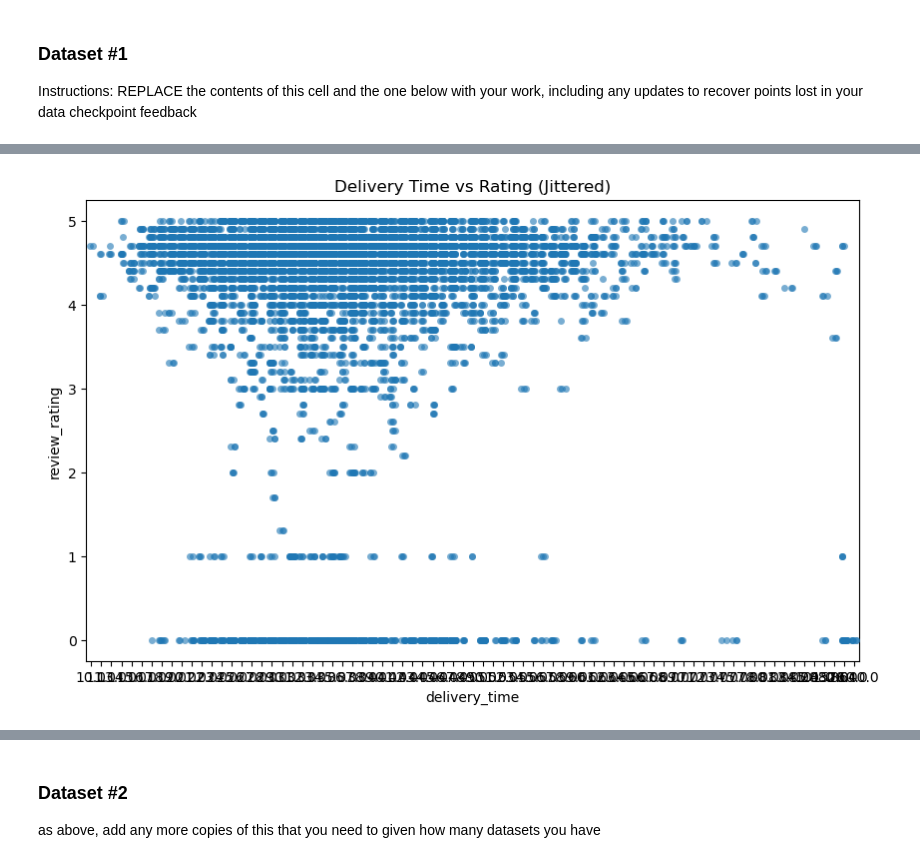
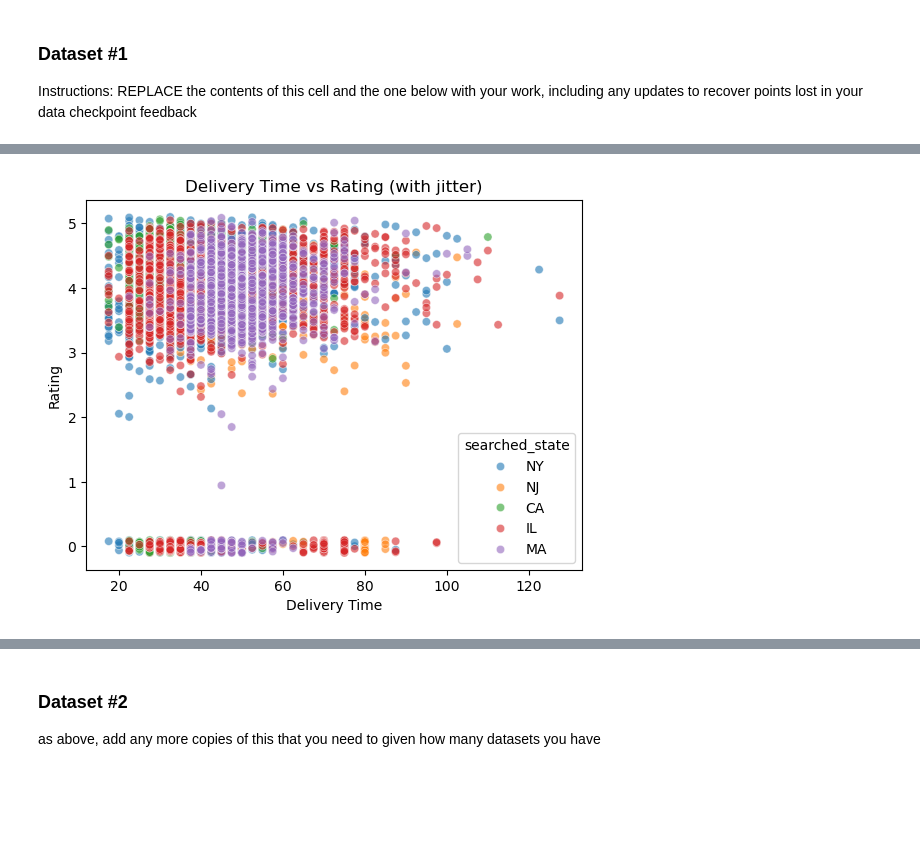
Before and after one commit to COGS108/Group111_WI26, a Jupyter notebook: 02-EDACheckpoint.ipynb, the cells around one changed output, grey strips where cells are left out. Saved outputs shown, nothing was run; the diff lists cells and outputs as text; code cells hidden in the pictures; blank space fills up the shorter version.

```diff
--- a/02-EDACheckpoint.ipynb
+++ b/02-EDACheckpoint.ipynb
@@ -99,6 +99,12 @@ Instructions: REPLACE the contents of this cell and the one below with your work
 import pandas as pd
 import numpy as np
 
-doordash = pd.read_csv("data/00-raw/doordash.csv")
-doordash.isnull().any().sum()
-doordash
+import matplotlib.pyplot as plt
+
+import seaborn as sns
+
+import statsmodels.api as sm
+
+doordash =pd.read_csv("data/00-raw/doordash.csv")
+
+grubhub = pd.read_csv("data/00-raw/grubhub.csv")
@@ -119,7 +282,14 @@ doordash
 # %%
-plt.figure(figsize=(10,6))
-sns.stripplot(data=doordash, x='delivery_time', y='review_rating', jitter=0.3, alpha=0.6)
-plt.title("Delivery Time vs Rating (Jittered)")
+sns.scatterplot(
+    data=grubhub,
+    x='delivery_time',
+    y=grubhub['review_rating'] + np.random.uniform(-0.1, 0.1, size=len(grubhub)),
+    hue='searched_state',
+    alpha=0.6
+)
+plt.title("Delivery Time vs Rating (with jitter)")
+plt.xlabel("Delivery Time")
+plt.ylabel("Rating")
 plt.show()
 # %% [output]
-[figure, old version]
+[figure, new version]
```
Also changed, not shown: parts of 22 cells of this notebook.
